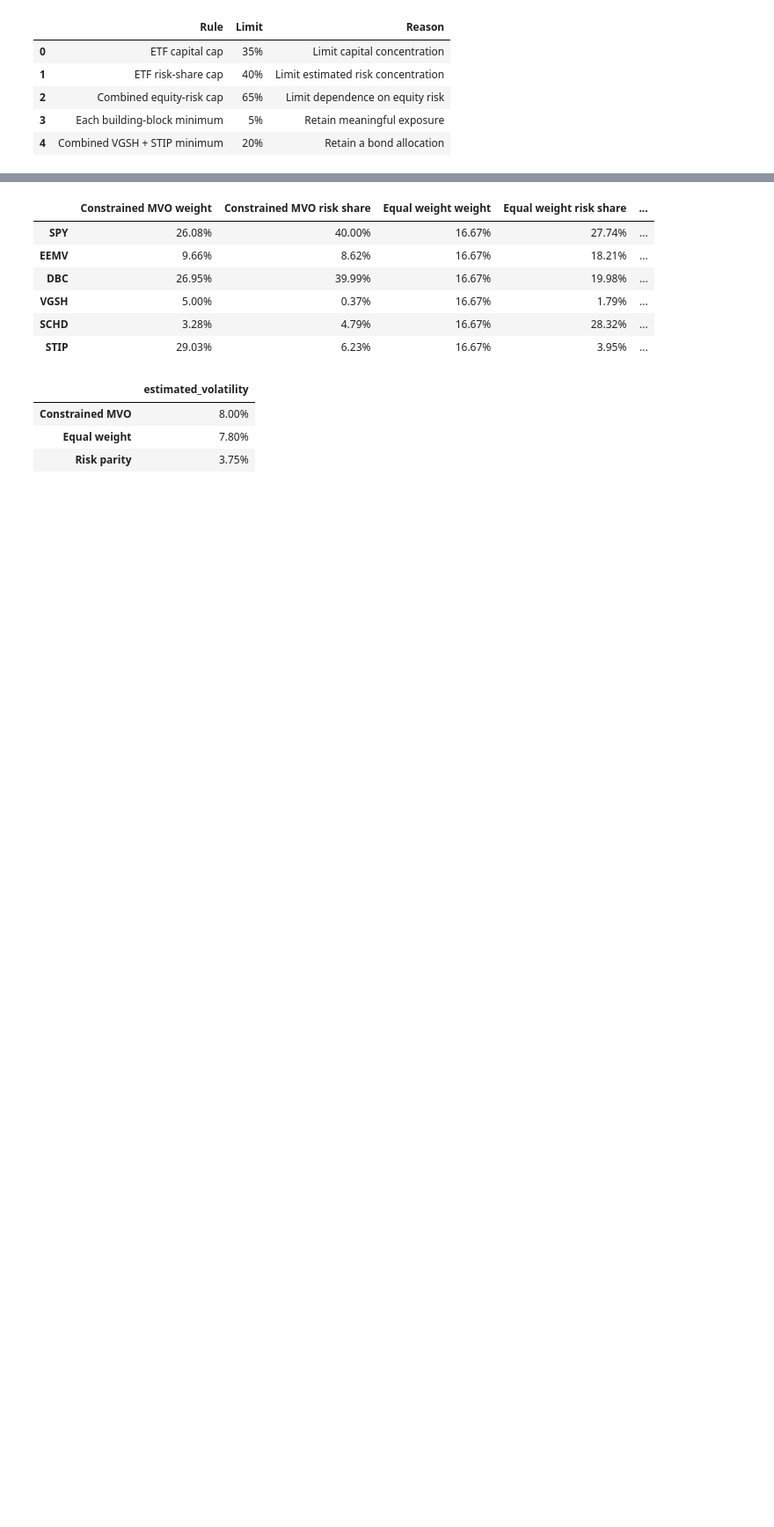
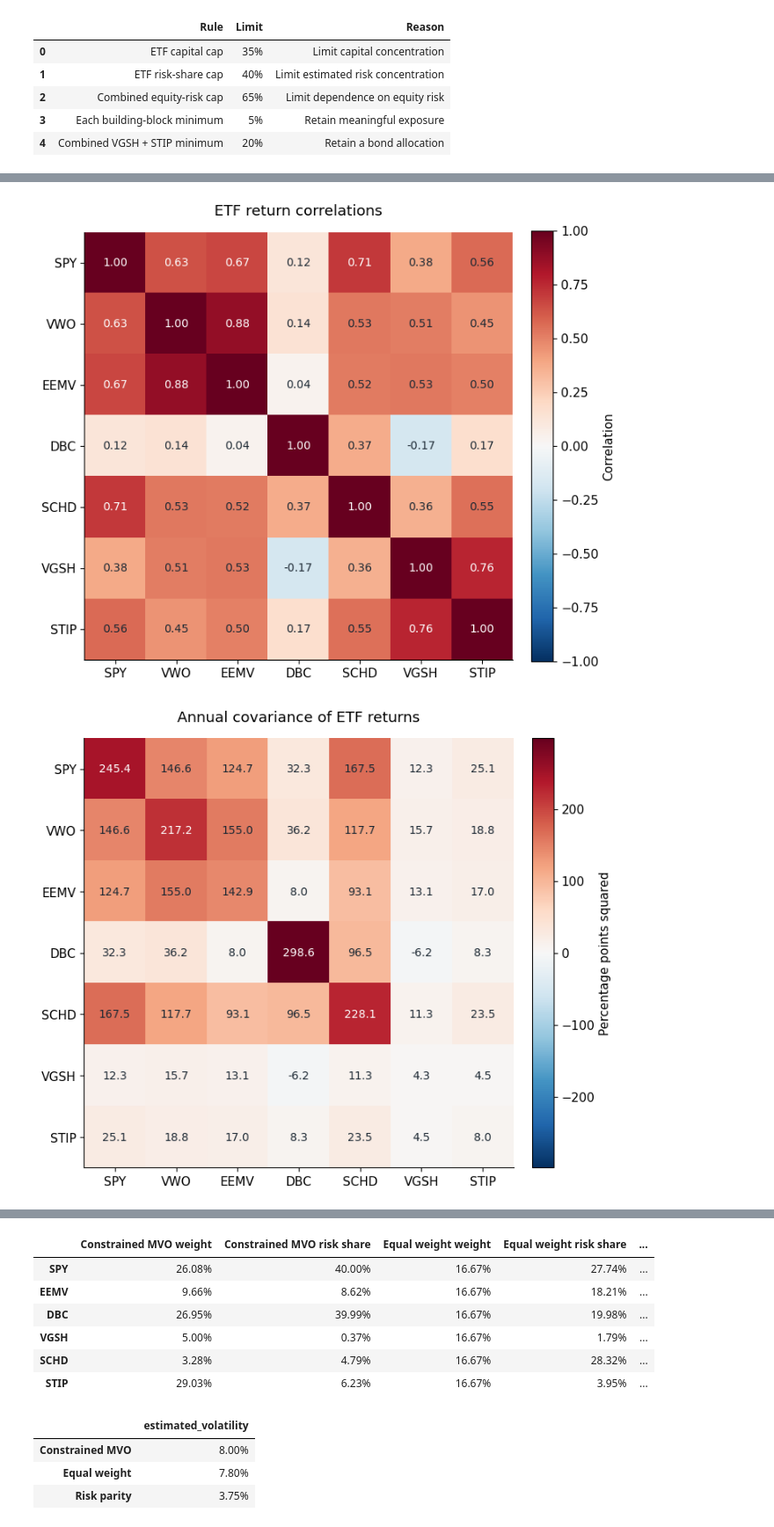
Before and after one commit to kybeka/meridian-capital, a Jupyter notebook: research/round-1/round1_analysis.ipynb, the cells around one changed output, grey strips where cells are left out. Shown at 88% size. Cells and saved outputs as stored; diff of their text form; code cells hidden in the pictures; blank space fills up the shorter version.

```diff
--- a/research/round-1/round1_analysis.ipynb
+++ b/research/round-1/round1_analysis.ipynb
@@ -148,0 +174,27 @@ Risk shares sum to one, but generally differ from capital weights. This portfoli
+# %%
+from matplotlib.colors import TwoSlopeNorm
+
+def matrix_chart(matrix, title, colorbar_label, filename, decimals, limit):
+    figure, axis = plt.subplots(figsize=(7.2, 6.3))
+    color_scale = TwoSlopeNorm(vmin=-limit, vcenter=0, vmax=limit)
+    image = axis.imshow(matrix.to_numpy(), cmap="RdBu_r", norm=color_scale)
+    axis.set_xticks(range(len(matrix)), matrix.columns)
+    axis.set_yticks(range(len(matrix)), matrix.index)
+    axis.set_title(title, pad=15)
+    for i in range(len(matrix)):
+        for j in range(len(matrix)):
+            value = matrix.iloc[i, j]
+            color = "white" if abs(value) > limit * 0.6 else "#1c2833"
+            axis.text(j, i, f"{value:.{decimals}f}", ha="center", va="center", color=color, fontsize=10)
+    figure.colorbar(image, ax=axis, fraction=0.046, pad=0.04, label=colorbar_label)
+    save_chart(figure, filename)
+
+matrix_chart(training.corr(), "ETF return correlations", "Correlation",
+             "correlation_matrix", decimals=2, limit=1)
+covariance_percentage_points = annual_covariance * 10_000
+matrix_chart(covariance_percentage_points, "Annual covariance of ETF returns",
+             "Percentage points squared", "covariance_matrix", decimals=1,
+             limit=float(np.abs(covariance_percentage_points.to_numpy()).max()))
+# %% [output]
+[figure, added]
+[figure, added]
```
Also changed, not shown: parts of 39 cells of this notebook, 50 other files.
